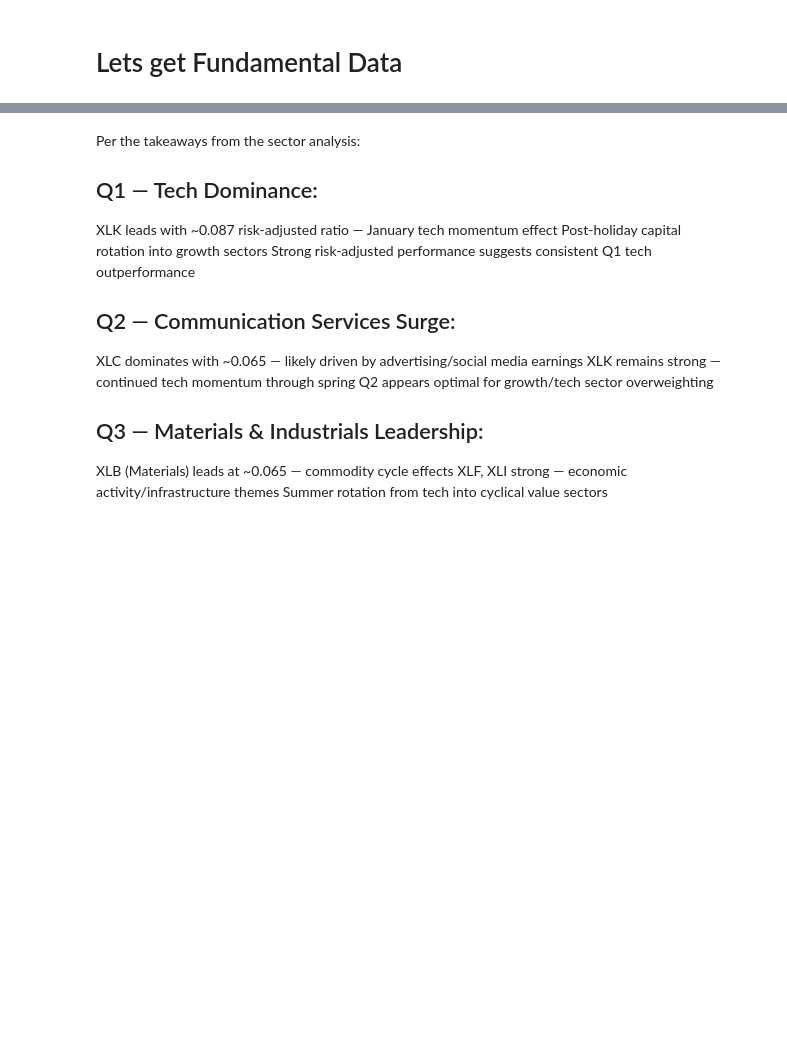
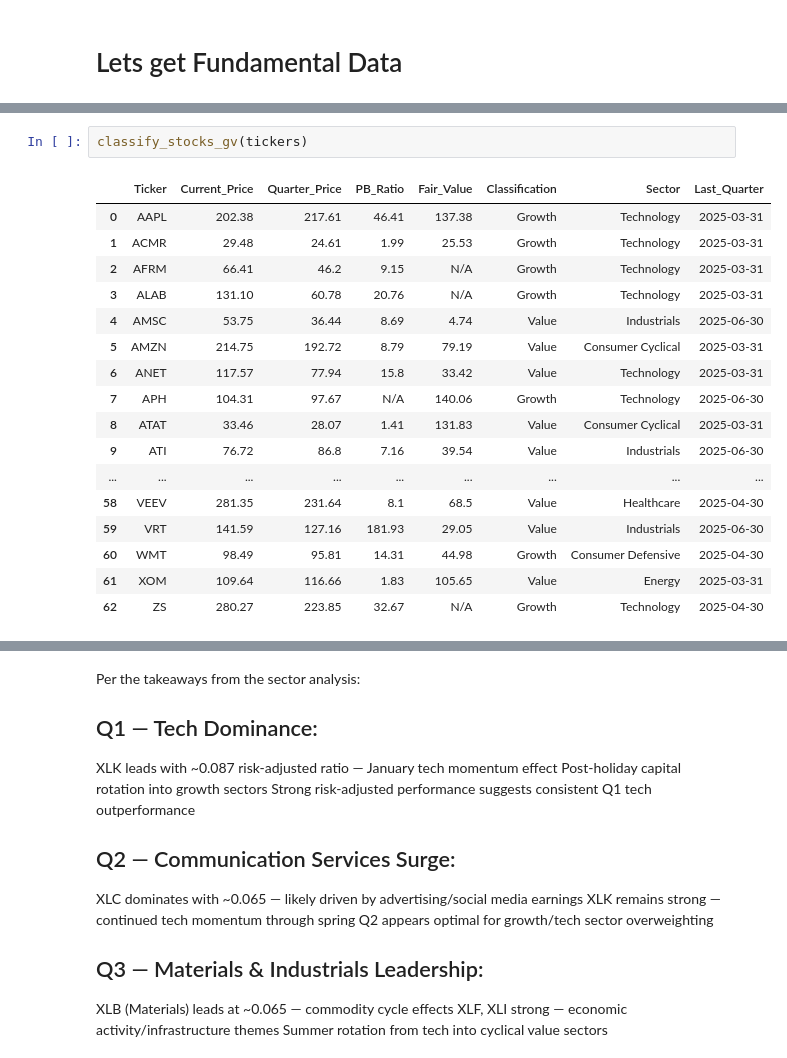
Before and after one commit to gprlearn/ucb_capstone, a Jupyter notebook: 1_main.ipynb, the cells around one changed output, grey strips where cells are left out. Cells and saved outputs as stored; diff of their text form; blank space fills up the shorter version.

```diff
--- a/1_main.ipynb
+++ b/1_main.ipynb
@@ -2376,3 +2428,23 @@ def fetch_historical_earnings_alphavantage(ticker, api_key):
+# %%
+classify_stocks_gv(tickers)
+# %% [output]
+|  | Ticker | Current_Price | Quarter_Price | PB_Ratio | Fair_Value | Classification | Sector | Last_Quarter |
+| 0 | AAPL | 202.38 | 217.61 | 46.41 | 137.38 | Growth | Technology | 2025-03-31 |
+| 1 | ACMR | 29.48 | 24.61 | 1.99 | 25.53 | Growth | Technology | 2025-03-31 |
+| 2 | AFRM | 66.41 | 46.2 | 9.15 | N/A | Growth | Technology | 2025-03-31 |
+| 3 | ALAB | 131.10 | 60.78 | 20.76 | N/A | Growth | Technology | 2025-03-31 |
+| 4 | AMSC | 53.75 | 36.44 | 8.69 | 4.74 | Value | Industrials | 2025-06-30 |
+| 5 | AMZN | 214.75 | 192.72 | 8.79 | 79.19 | Value | Consumer Cyclical | 2025-03-31 |
+| 6 | ANET | 117.57 | 77.94 | 15.8 | 33.42 | Value | Technology | 2025-03-31 |
+| 7 | APH | 104.31 | 97.67 | N/A | 140.06 | Growth | Technology | 2025-06-30 |
+| 8 | ATAT | 33.46 | 28.07 | 1.41 | 131.83 | Value | Consumer Cyclical | 2025-03-31 |
+| 9 | ATI | 76.72 | 86.8 | 7.16 | 39.54 | Value | Industrials | 2025-06-30 |
+| ... | ... | ... | ... | ... | ... | ... | ... | ... |
+| 58 | VEEV | 281.35 | 231.64 | 8.1 | 68.5 | Value | Healthcare | 2025-04-30 |
+| 59 | VRT | 141.59 | 127.16 | 181.93 | 29.05 | Value | Industrials | 2025-06-30 |
+| 60 | WMT | 98.49 | 95.81 | 14.31 | 44.98 | Growth | Consumer Defensive | 2025-04-30 |
+| 61 | XOM | 109.64 | 116.66 | 1.83 | 105.65 | Value | Energy | 2025-03-31 |
+| 62 | ZS | 280.27 | 223.85 | 32.67 | N/A | Growth | Technology | 2025-04-30 |
 # %%
 import pandas as pd
 import numpy as np
```
Also changed, not shown: parts of 27 cells of this notebook, 4 other files.
